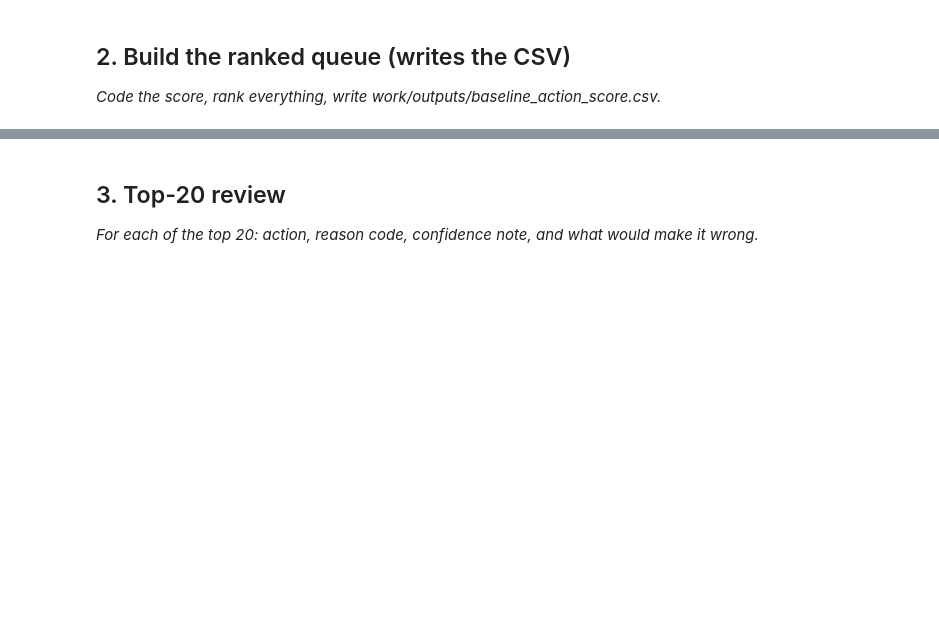
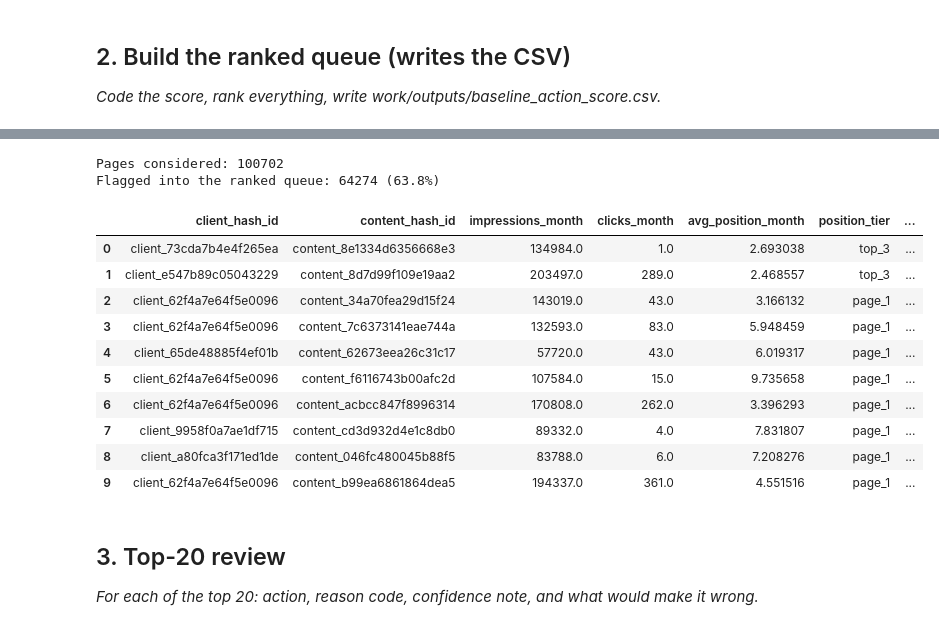
Before and after one commit to Abdulm111/ML-Assignement01, a Jupyter notebook: work/notebooks/w04_baseline_score.ipynb, the cells around one changed output, grey strips where cells are left out. Saved outputs shown, nothing was run; the diff lists cells and outputs as text; code cells hidden in the pictures; blank space fills up the shorter version.

Commit message:
This is the assignment 5 of the ML Track which is related to Baseline Action Score and Top-10 Review.

```diff
--- a/work/notebooks/w04_baseline_score.ipynb
+++ b/work/notebooks/w04_baseline_score.ipynb
@@ -6,3 +6,19 @@
 This skeleton is yours to fill. Work the sections **in order** — each one has a one-line hint. Simple words, honest numbers.
 
 > Working with an AI assistant? Tell it to read `skills/README.md` first and load the one skill this assignment names on its card.
+# %%
+import duckdb, numpy as np, os
+from google.colab import userdata
+
+HF_TOKEN = userdata.get("HF_TOKEN")
+con = duckdb.connect()
+con.execute("CREATE SECRET (TYPE huggingface, TOKEN ?)", [HF_TOKEN])
+
+REL = "hf://datasets/FlyRank/internship-warehouse"
+MONTH = "2026-03"
+
+con.execute(f"""
+    CREATE OR REPLACE TABLE march_facts AS
+    SELECT * FROM read_parquet('{REL}/fact_content_daily_performance/month={MONTH}/*.parquet')
+""")
+print("march_facts loaded.")
@@ -23,3 +128,65 @@ This skeleton is yours to fill. Work the sections **in order** — each one has
+# %%
+monthly = con.sql("""
+    SELECT
+        client_hash_id, content_hash_id,
+        SUM(gsc_impressions) AS impressions_month,
+        SUM(gsc_clicks) AS clicks_month,
+        SUM(gsc_avg_position * gsc_impressions) / NULLIF(SUM(gsc_impressions), 0) AS avg_position_month
+    FROM march_facts
+    WHERE gsc_data_available IS TRUE
+    GROUP BY 1, 2
+""").df()
+
+monthly["position_tier"] = np.select(
+    [monthly["avg_position_month"] <= 3, monthly["avg_position_month"] <= 10,
+     monthly["avg_position_month"] <= 20, monthly["avg_position_month"] <= 50],
+    ["top_3", "page_1", "striking", "page_3_5"], default="deep"
+)
+
+q = monthly[(monthly["impressions_month"] >= 100) & (monthly["avg_position_month"] >= 1)].copy()
+q["ctr"] = q["clicks_month"] / q["impressions_month"]
+
+content = con.sql(f"""
+    SELECT content_hash_id, content_type, main_intent, is_published, is_deleted
+    FROM read_parquet('{REL}/dim_content.parquet')
+""").df()
+q = q.merge(content, on="content_hash_id", how="inner")
+q = q[(q["is_published"] == True) & (q["is_deleted"] == False)]
+
+# stratum-size floor: fall back to tier-only average when the (tier, type) group is too thin to trust
+MIN_STRATUM_N = 30
+stratum_n = q.groupby(["position_tier", "content_type"])["ctr"].transform("count")
+stratum_mean = q.groupby(["position_tier", "content_type"])["ctr"].transform("mean")
+tier_mean = q.groupby("position_tier")["ctr"].transform("mean")
+q["expected_ctr"] = np.where(stratum_n >= MIN_STRATUM_N, stratum_mean, tier_mean)
+q["ctr_gap"] = q["expected_ctr"] - q["ctr"]
+
+flagged = q[(q["position_tier"] != "deep") & (q["ctr_gap"] > 0)].copy()
+flagged["score"] = flagged["ctr_gap"] * flagged["impressions_month"]
+flagged["reason_code"] = "ctr_below_expected"
+flagged["action"] = "review_title_meta"
+
+queue = flagged.sort_values("score", ascending=False).reset_index(drop=True)
+os.makedirs("work/outputs", exist_ok=True)
+queue.to_csv("work/outputs/baseline_action_score.csv", index=False)
+
+print(f"Pages considered: {len(q)}")
+print(f"Flagged into the ranked queue: {len(queue)} ({len(queue)/len(q)*100:.1f}%)")
+queue.head(10)
+# %% [output]
+Pages considered: 100702
+Flagged into the ranked queue: 64274 (63.8%)
+|  | client_hash_id | content_hash_id | impressions_month | clicks_month | avg_position_month | position_tier | ... |
+| 0 | client_73cda7b4e4f265ea | content_8e1334d6356668e3 | 134984.0 | 1.0 | 2.693038 | top_3 | ... |
+| 1 | client_e547b89c05043229 | content_8d7d99f109e19aa2 | 203497.0 | 289.0 | 2.468557 | top_3 | ... |
+| 2 | client_62f4a7e64f5e0096 | content_34a70fea29d15f24 | 143019.0 | 43.0 | 3.166132 | page_1 | ... |
+| 3 | client_62f4a7e64f5e0096 | content_7c6373141eae744a | 132593.0 | 83.0 | 5.948459 | page_1 | ... |
+| 4 | client_65de48885f4ef01b | content_62673eea26c31c17 | 57720.0 | 43.0 | 6.019317 | page_1 | ... |
+| 5 | client_62f4a7e64f5e0096 | content_f6116743b00afc2d | 107584.0 | 15.0 | 9.735658 | page_1 | ... |
+| 6 | client_62f4a7e64f5e0096 | content_acbcc847f8996314 | 170808.0 | 262.0 | 3.396293 | page_1 | ... |
+| 7 | client_9958f0a7ae1df715 | content_cd3d932d4e1c8db0 | 89332.0 | 4.0 | 7.831807 | page_1 | ... |
+| 8 | client_a80fca3f171ed1de | content_046fc480045b88f5 | 83788.0 | 6.0 | 7.208276 | page_1 | ... |
+| 9 | client_62f4a7e64f5e0096 | content_b99ea6861864dea5 | 194337.0 | 361.0 | 4.551516 | page_1 | ... |
 # %% [markdown]
 ## 3. Top-20 review
 
```
Also changed, not shown: parts of 12 cells of this notebook.
